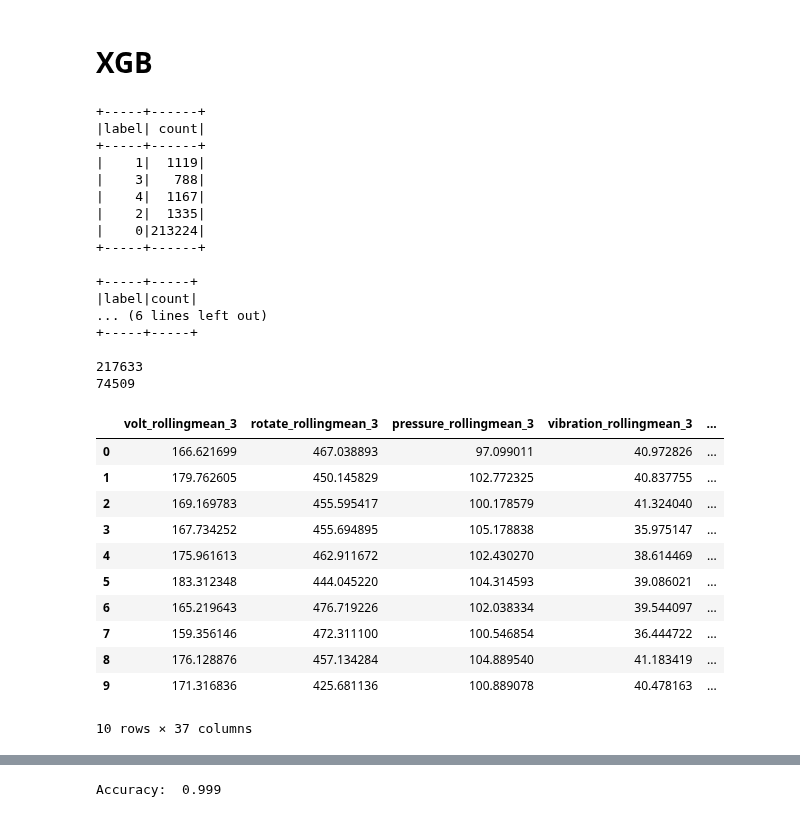
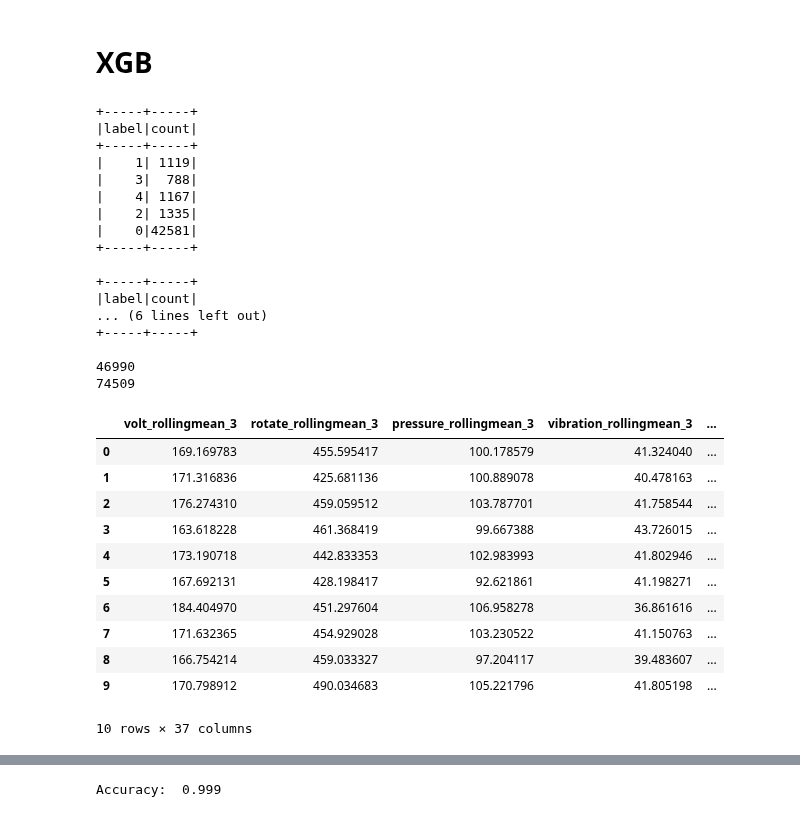
Before and after one commit to VisusAdAstra/Soen471, a Jupyter notebook: code/prototype2.ipynb, the cells around one changed output, grey strips where cells are left out. Drawn from its saved outputs; the diff is of its cells as text; code cells hidden in the pictures.

```diff
--- a/code/prototype2.ipynb
+++ b/code/prototype2.ipynb
@@ -236,54 +236,54 @@ from sklearn.model_selection import cross_val_score
 from sklearn.metrics import accuracy_score, plot_roc_curve
 from sklearn.model_selection import RandomizedSearchCV, RepeatedStratifiedKFold
 
 
 split_date = "2015-09-30"
 training = feat_data.filter(feat_data.dt_truncated < split_date)
 testing = feat_data.filter(feat_data.dt_truncated >= split_date)
 train_data = training.drop(*['dt_truncated', 'model_encoded', 'failure'])
 test_data = testing.drop(*['dt_truncated', 'model_encoded', 'failure'])
 
-#train_data = train_data.sampleBy('label', fractions={0: 0.2, 1: 1.0, 2: 1.0, 3: 1.0, 4: 1.0}, seed=0).cache()
+train_data = train_data.sampleBy('label', fractions={0: 0.2, 1: 1.0, 2: 1.0, 3: 1.0, 4: 1.0}, seed=0).cache()
 train_data.groupby('label').count().show()
 test_data.groupby('label').count().show()
 
 input_features = train_data.columns
 input_features
 
 # train_data.dtypes
 # test_data.limit(10).toPandas().head(10)
 print(train_data.count())
 print(test_data.count())
 train_data.limit(10).toPandas().head(10)
 # %% [output]
-+-----+------+
-|label| count|
-+-----+------+
-|    1|  1119|
-|    3|   788|
-|    4|  1167|
-|    2|  1335|
-|    0|213224|
-+-----+------+
++-----+-----+
+|label|count|
++-----+-----+
+|    1| 1119|
+|    3|  788|
+|    4| 1167|
+|    2| 1335|
+|    0|42581|
++-----+-----+
 
 +-----+-----+
 |label|count|
 ... (6 lines left out)
 +-----+-----+
 
-217633
+46990
 74509
 |  | volt_rollingmean_3 | rotate_rollingmean_3 | pressure_rollingmean_3 | vibration_rollingmean_3 | ... |
-| 0 | 166.621699 | 467.038893 | 97.099011 | 40.972826 | ... |
-| 1 | 179.762605 | 450.145829 | 102.772325 | 40.837755 | ... |
-| 2 | 169.169783 | 455.595417 | 100.178579 | 41.324040 | ... |
-| 3 | 167.734252 | 455.694895 | 105.178838 | 35.975147 | ... |
-| 4 | 175.961613 | 462.911672 | 102.430270 | 38.614469 | ... |
-| 5 | 183.312348 | 444.045220 | 104.314593 | 39.086021 | ... |
-| 6 | 165.219643 | 476.719226 | 102.038334 | 39.544097 | ... |
-| 7 | 159.356146 | 472.311100 | 100.546854 | 36.444722 | ... |
-| 8 | 176.128876 | 457.134284 | 104.889540 | 41.183419 | ... |
-| 9 | 171.316836 | 425.681136 | 100.889078 | 40.478163 | ... |
+| 0 | 169.169783 | 455.595417 | 100.178579 | 41.324040 | ... |
+| 1 | 171.316836 | 425.681136 | 100.889078 | 40.478163 | ... |
+| 2 | 176.274310 | 459.059512 | 103.787701 | 41.758544 | ... |
+| 3 | 163.618228 | 461.368419 | 99.667388 | 43.726015 | ... |
+| 4 | 173.190718 | 442.833353 | 102.983993 | 41.802946 | ... |
+| 5 | 167.692131 | 428.198417 | 92.621861 | 41.198271 | ... |
+| 6 | 184.404970 | 451.297604 | 106.958278 | 36.861616 | ... |
+| 7 | 171.632365 | 454.929028 | 103.230522 | 41.150763 | ... |
+| 8 | 166.754214 | 459.033327 | 97.204117 | 39.483607 | ... |
+| 9 | 170.798912 | 490.034683 | 105.221796 | 41.805198 | ... |
 10 rows × 37 columns
 # %%
 train_ = train_data.toPandas()
```
Also changed, not shown: parts of 10 cells of this notebook.
